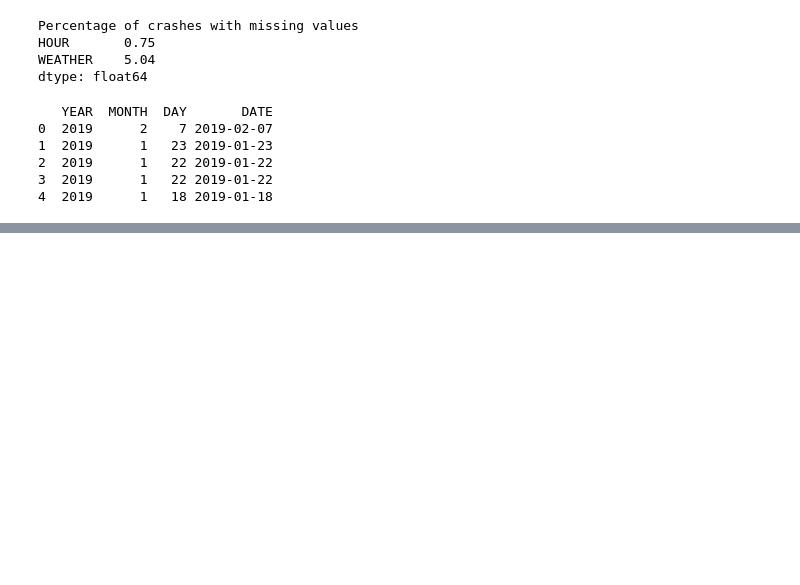
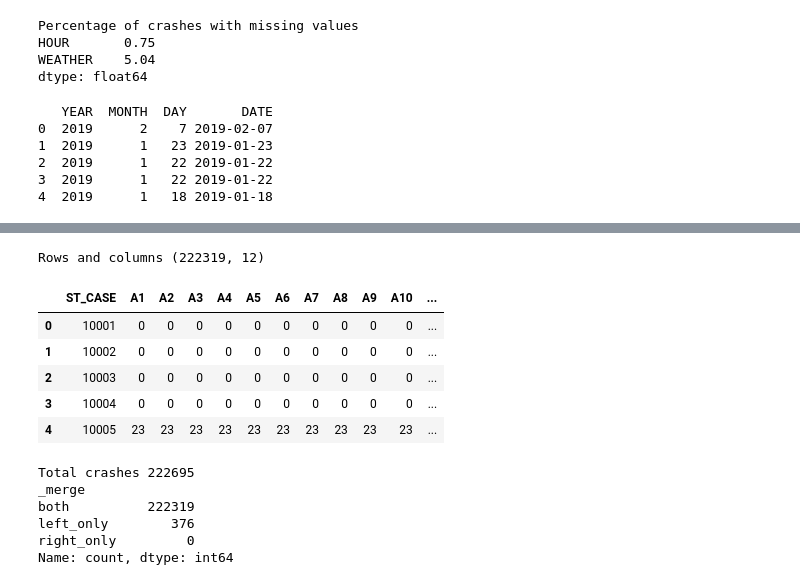
Before and after one commit to Prashriya/DS-325-Final-Project, a Jupyter notebook: FinalProject.ipynb, the cells around one changed output, grey strips where cells are left out. Cells and saved outputs as stored; diff of their text form; code cells hidden in the pictures; blank space fills up the shorter version.

```diff
--- a/FinalProject.ipynb
+++ b/FinalProject.ipynb
@@ -157,0 +138,39 @@ print(holiday_starts)
+# %%
+annual_bac = []
+
+for year in range(2019, 2025):
+    file_path = f"raw/FARS{year}NationalCSV/MIDRVACC.CSV"
+    bac_year = pd.read_csv(file_path)
+    bac_year["YEAR"] = year
+    annual_bac.append(bac_year)
+
+bac_data = pd.concat(annual_bac, ignore_index=True)
+
+print("Rows and columns", bac_data.shape)
+bac_data.head()
+# %% [output]
+Rows and columns (222319, 12)
+|  | ST_CASE | A1 | A2 | A3 | A4 | A5 | A6 | A7 | A8 | A9 | A10 | ... |
+| 0 | 10001 | 0 | 0 | 0 | 0 | 0 | 0 | 0 | 0 | 0 | 0 | ... |
+| 1 | 10002 | 0 | 0 | 0 | 0 | 0 | 0 | 0 | 0 | 0 | 0 | ... |
+| 2 | 10003 | 0 | 0 | 0 | 0 | 0 | 0 | 0 | 0 | 0 | 0 | ... |
+| 3 | 10004 | 0 | 0 | 0 | 0 | 0 | 0 | 0 | 0 | 0 | 0 | ... |
+| 4 | 10005 | 23 | 23 | 23 | 23 | 23 | 23 | 23 | 23 | 23 | 23 | ... |
+# %%
+crash_bac = crash_data.merge(
+    bac_data,
+    on=["YEAR", "ST_CASE"],
+    how="left",
+    validate="one_to_one",
+    indicator=True
+)
+
+print("Total crashes", len(crash_bac))
+print(crash_bac["_merge"].value_counts())
+# %% [output]
+Total crashes 222695
+_merge
+both          222319
+left_only        376
+right_only         0
+Name: count, dtype: int64
```
Also changed, not shown: parts of 19 cells of this notebook.
